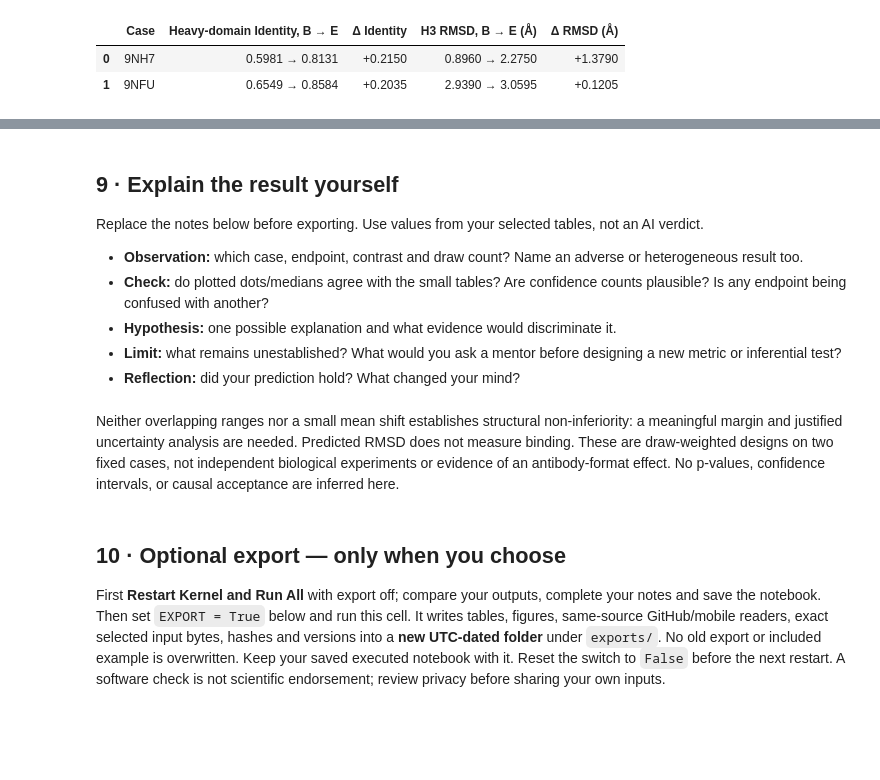
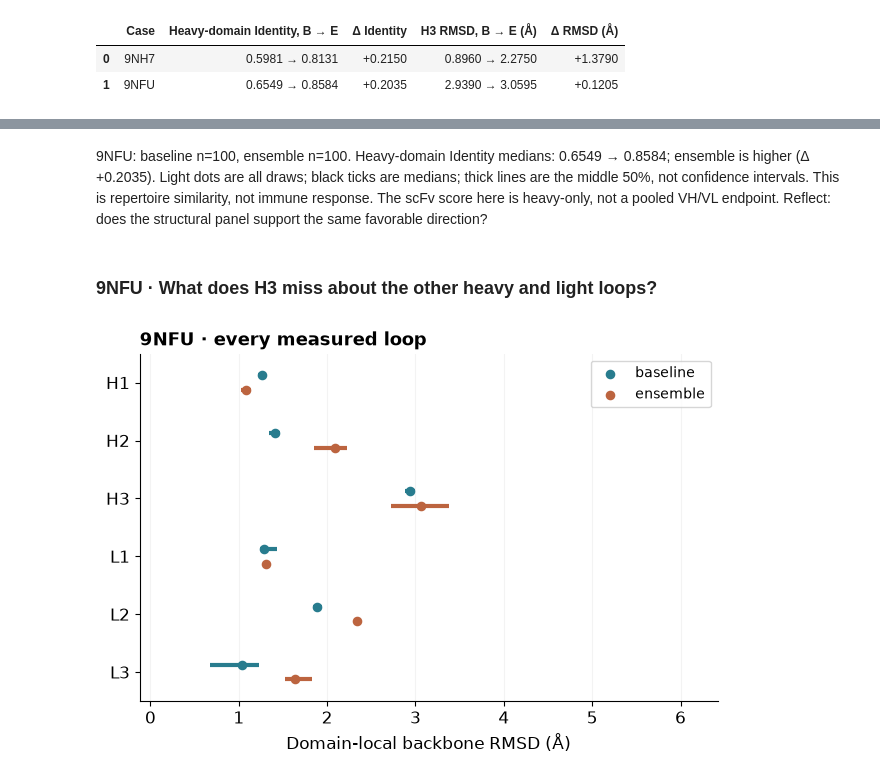
Before and after one commit to IzzyMoon1231/antibody-sequence-design, a Jupyter notebook: results-update/paper-focused/results.ipynb, the cells around one changed output, grey strips where cells are left out. Drawn from its saved outputs; the diff is of its cells as text; code cells hidden in the pictures; blank space fills up the shorter version.

```diff
--- a/results-update/paper-focused/results.ipynb
+++ b/results-update/paper-focused/results.ipynb
@@ -233,26 +167,13 @@ else:
-# %% [markdown]
-## 9 · Explain the result yourself
-
-Replace the notes below before exporting. Use values from your selected tables, not an AI verdict.
-
-- **Observation:** which case, endpoint, contrast and draw count? Name an adverse or heterogeneous result too.
-- **Check:** do plotted dots/medians agree with the small tables? Are confidence counts plausible? Is any endpoint being confused with another?
-- **Hypothesis:** one possible explanation and what evidence would discriminate it.
-- **Limit:** what remains unestablished? What would you ask a mentor before designing a new metric or inferential test?
-- **Reflection:** did your prediction hold? What changed your mind?
-# %%
-student_notes = {
-    'observation': '',
-    'sanity_check': '',
-    'hypothesis_and_test': '',
-    'limitation_and_mentor_question': '',
-    'reflection': '',
-}
-display(Markdown(analysis.LIMIT))
-# %% [output]
-Neither overlapping ranges nor a small mean shift establishes structural non-inferiority: a meaningful margin and justified uncertainty analysis are needed. Predicted RMSD does not measure binding. These are draw-weighted designs on two fixed cases, not independent biological experiments or evidence of an antibody-format effect. No p-values, confidence intervals, or causal acceptance are inferred here.
-# %% [markdown]
-## 10 · Optional export — only when you choose
-
-First **Restart Kernel and Run All** with export off; compare your outputs, complete your notes and save the notebook. Then set `EXPORT = True` below and run this cell. It writes tables, figures, same-source GitHub/mobile readers, exact selected input bytes, hashes and versions into a **new UTC-dated folder** under `exports/`. No old export or included example is overwritten. Keep your saved executed notebook with it. Reset the switch to `False` before the next restart. A software check is not scientific endorsement; review privacy before sharing your own inputs.
+# %%
+display(Markdown(analysis.panel_readout(data, '9NFU', 'similarity')))
+# %% [output]
+9NFU: baseline n=100, ensemble n=100. Heavy-domain Identity medians: 0.6549 → 0.8584; ensemble is higher (Δ +0.2035). Light dots are all draws; black ticks are medians; thick lines are the middle 50%, not confidence intervals. This is repertoire similarity, not immune response. The scFv score here is heavy-only, not a pooled VH/VL endpoint. Reflect: does the structural panel support the same favorable direction?
+# %% [markdown]
+### 9NFU · What does H3 miss about the other heavy and light loops?
+# %%
+panel_9NFU_structure = analysis.plot_panel(data, '9NFU', 'structure')
+display(panel_9NFU_structure)
+plt.close(panel_9NFU_structure)
+# %% [output]
+[figure, added]
 # %%
```
Also changed, not shown: parts of 27 cells of this notebook, 23 other files.
